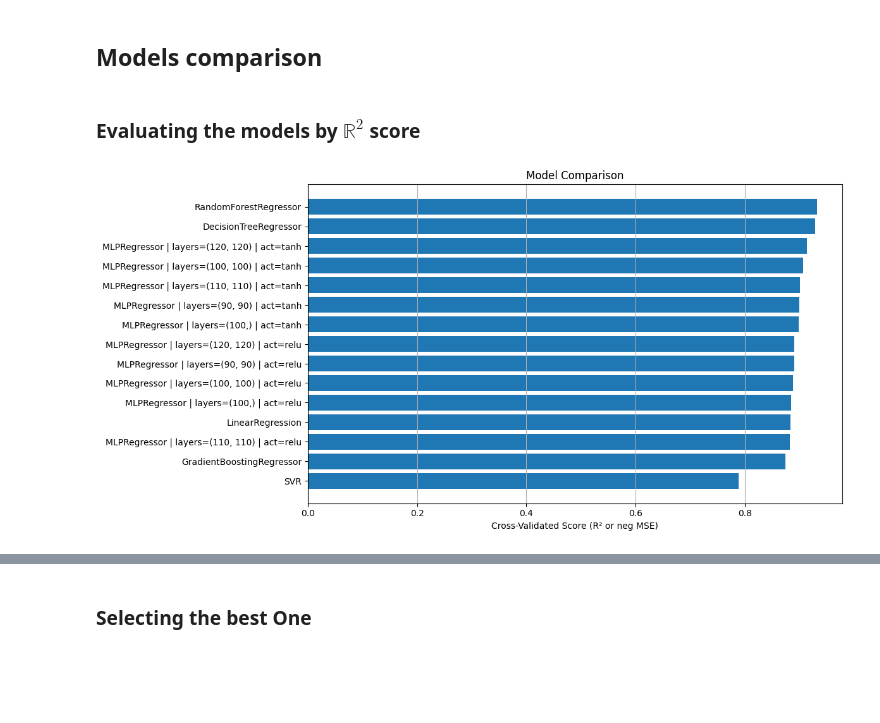
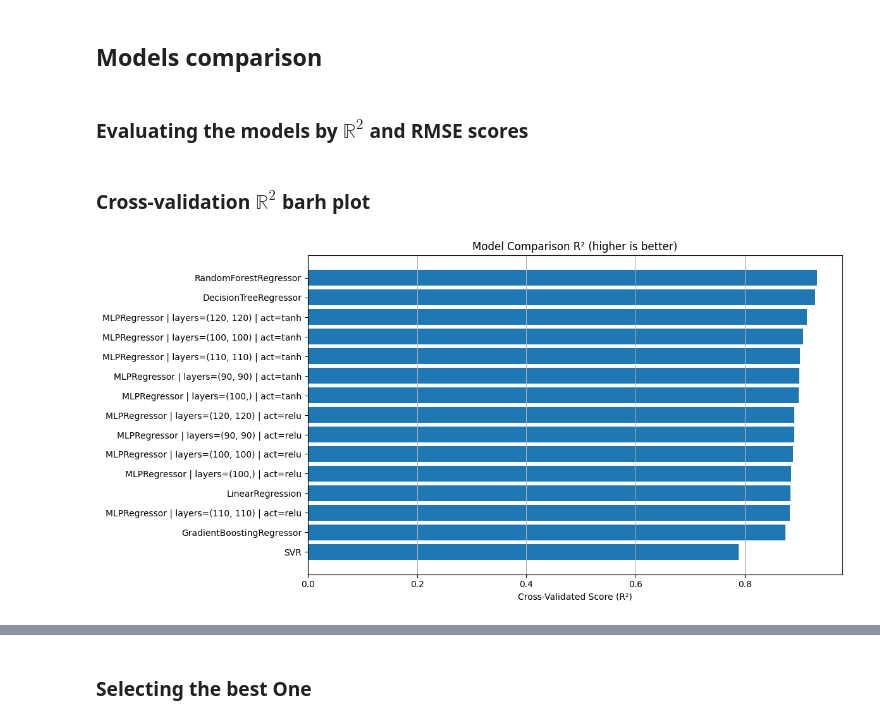
Before and after one commit to Severynson/CO2-Emission-Prediction-Regression, a Jupyter notebook: emissions_prediction.ipynb, the cells around one changed output, grey strips where cells are left out. Saved outputs shown, nothing was run; the diff lists cells and outputs as text; code cells hidden in the pictures; blank space fills up the shorter version.

```diff
--- a/emissions_prediction.ipynb
+++ b/emissions_prediction.ipynb
@@ -165,42 +176,47 @@ GridSearchCV(cv=5,
 # %% [markdown]
 ## Models comparison
 # %% [markdown]
-### Evaluating the models by $ \mathbb{R}^ 2 $ score
+### Evaluating the models by $ \mathbb{R}^ 2 $ and RMSE scores
 # %%
 results = grid.cv_results_
+r2_scores   = results["mean_test_r2"]
+rmse_scores = -results["mean_test_rmse"]
+params = results["params"]
 
-r2_scores = results['mean_test_score']
-params = results['params']
-
+# Build readable labels for specific models, to including hyperparameters to labels
 model_labels = []
 for p in params:
-    model = type(p['regressor']).__name__
+    model = type(p["regressor"]).__name__
     label_parts = [model]
 
-    if 'regressor__kernel' in p:
+    if "regressor__kernel" in p:
         label_parts.append(f"kernel={p['regressor__kernel']}")
-    if 'regressor__hidden_layer_sizes' in p:
+    if "regressor__hidden_layer_sizes" in p:
         label_parts.append(f"layers={p['regressor__hidden_layer_sizes']}")
-    if 'regressor__activation' in p:
+    if "regressor__activation" in p:
         label_parts.append(f"act={p['regressor__activation']}")
-    if 'poly__degree' in p:
+    if "poly__degree" in p:
         label_parts.append(f"poly={p['poly__degree']}")
-    if 'regressor__max_depth' in p and p['regressor__max_depth'] is not None:
+    if "regressor__max_depth" in p and p["regressor__max_depth"] is not None:
         label_parts.append(f"depth={p['regressor__max_depth']}")
 
     model_labels.append(" | ".join(label_parts))
 
-sorted_indices = np.argsort(r2_scores)[::-1]
-sorted_scores = r2_scores[sorted_indices]
-sorted_labels = np.array(model_labels)[sorted_indices]
-
-plt.figure(figsize=(12, 6))
-plt.barh(sorted_labels, sorted_scores)
-plt.xlabel("Cross-Validated Score (R² or neg MSE)")
-plt.title("Model Comparison")
-plt.gca().invert_yaxis()
-plt.tight_layout()
-plt.grid(axis="x")
-plt.show()
+model_labels = np.array(model_labels)
-# %% [output]
-[figure, removed]
+# %% [markdown]
+### Cross-validation $ \mathbb{R}^ 2 $ barh plot
+# %%
+r2_sorted_idx    = np.argsort(r2_scores)[::-1]
+r2_sorted_scores = r2_scores[r2_sorted_idx]
+r2_sorted_labels = model_labels[r2_sorted_idx]
+
+plt.figure(figsize=(12, 6))
+plt.barh(r2_sorted_labels, r2_sorted_scores)
+plt.xlabel("Cross-Validated Score (R²)")
+plt.title("Model Comparison R² (higher is better)")
+plt.gca().invert_yaxis()
+plt.tight_layout()
+plt.grid(axis="x")
+plt.show()
+# %% [output]
+[figure, added]
```
Also changed, not shown: parts of 9 cells of this notebook.
